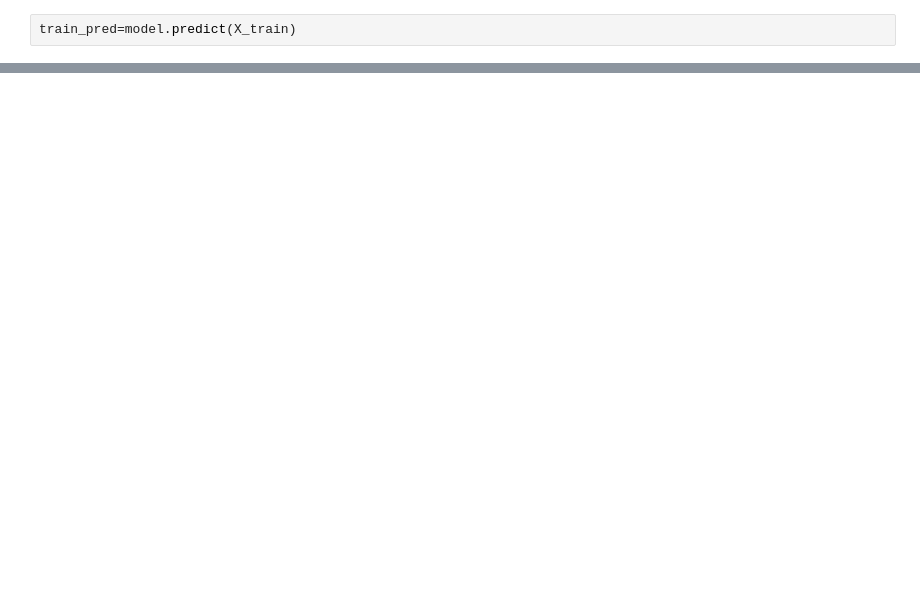
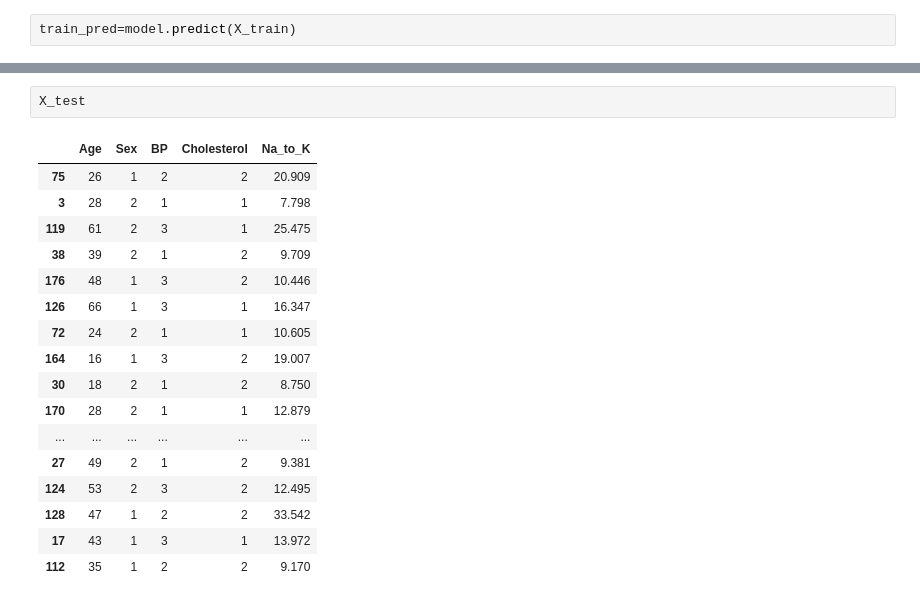
Before and after one commit to Meta-c/drug_decision_tree, a Jupyter notebook: drug-decision-tree.ipynb, the cells around one changed output, grey strips where cells are left out. Saved outputs shown, nothing was run; the diff lists cells and outputs as text; blank space fills up the shorter version.

```diff
--- a/drug-decision-tree.ipynb
+++ b/drug-decision-tree.ipynb
@@ -74,0 +123,20 @@ Model accuracy score with information gain: 0.8000
+# %%
+X_test
+# %% [output]
+|  | Age | Sex | BP | Cholesterol | Na_to_K |
+| 75 | 26 | 1 | 2 | 2 | 20.909 |
+| 3 | 28 | 2 | 1 | 1 | 7.798 |
+| 119 | 61 | 2 | 3 | 1 | 25.475 |
+| 38 | 39 | 2 | 1 | 2 | 9.709 |
+| 176 | 48 | 1 | 3 | 2 | 10.446 |
+| 126 | 66 | 1 | 3 | 1 | 16.347 |
+| 72 | 24 | 2 | 1 | 1 | 10.605 |
+| 164 | 16 | 1 | 3 | 2 | 19.007 |
+| 30 | 18 | 2 | 1 | 2 | 8.750 |
+| 170 | 28 | 2 | 1 | 1 | 12.879 |
+| ... | ... | ... | ... | ... | ... |
+| 27 | 49 | 2 | 1 | 2 | 9.381 |
+| 124 | 53 | 2 | 3 | 2 | 12.495 |
+| 128 | 47 | 1 | 2 | 2 | 33.542 |
+| 17 | 43 | 1 | 3 | 1 | 13.972 |
+| 112 | 35 | 1 | 2 | 2 | 9.170 |
```
Also changed, not shown: parts of 19 cells of this notebook.
